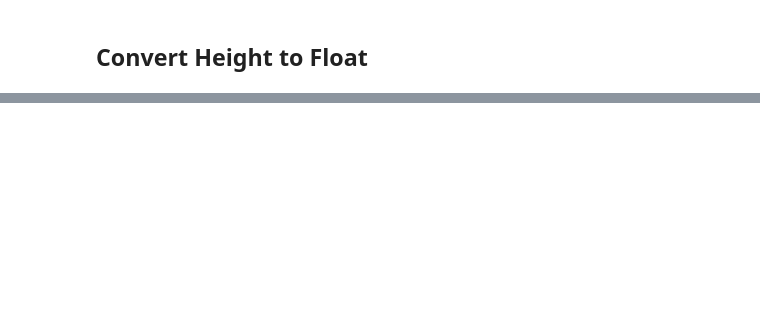
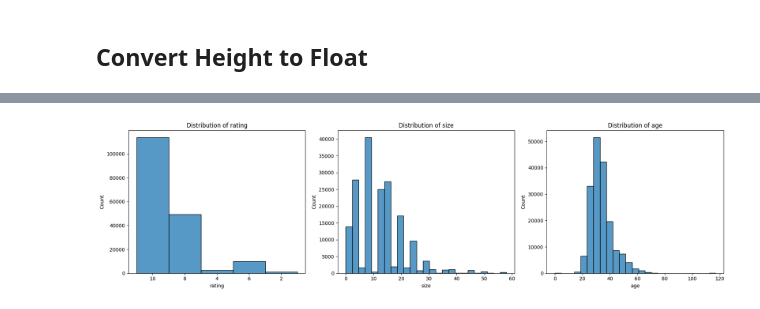
Before and after one commit to juliamsjung/CSE158-A2, a Jupyter notebook: code.ipynb, the cells around one changed output, grey strips where cells are left out. Saved outputs shown, nothing was run; the diff lists cells and outputs as text; code cells hidden in the pictures; blank space fills up the shorter version.

```diff
--- a/code.ipynb
+++ b/code.ipynb
@@ -108,0 +133,9 @@ df[['fit', 'user_id', 'item_id', 'weight', 'rating', 'rented for', 'body type',
+# %%
+numeric_columns = ["rating", "size", "age"]
+fig, axes = plt.subplots(1, 3, figsize=(18, 5))
+for i, col in enumerate(numeric_columns):
+    sns.histplot(df[col], bins=25, ax=axes[i])
+    axes[i].set_title(f"Distribution of {col}")
+plt.tight_layout()
+# %% [output]
+[figure, added]
```
Also changed, not shown: parts of 4 cells of this notebook.
